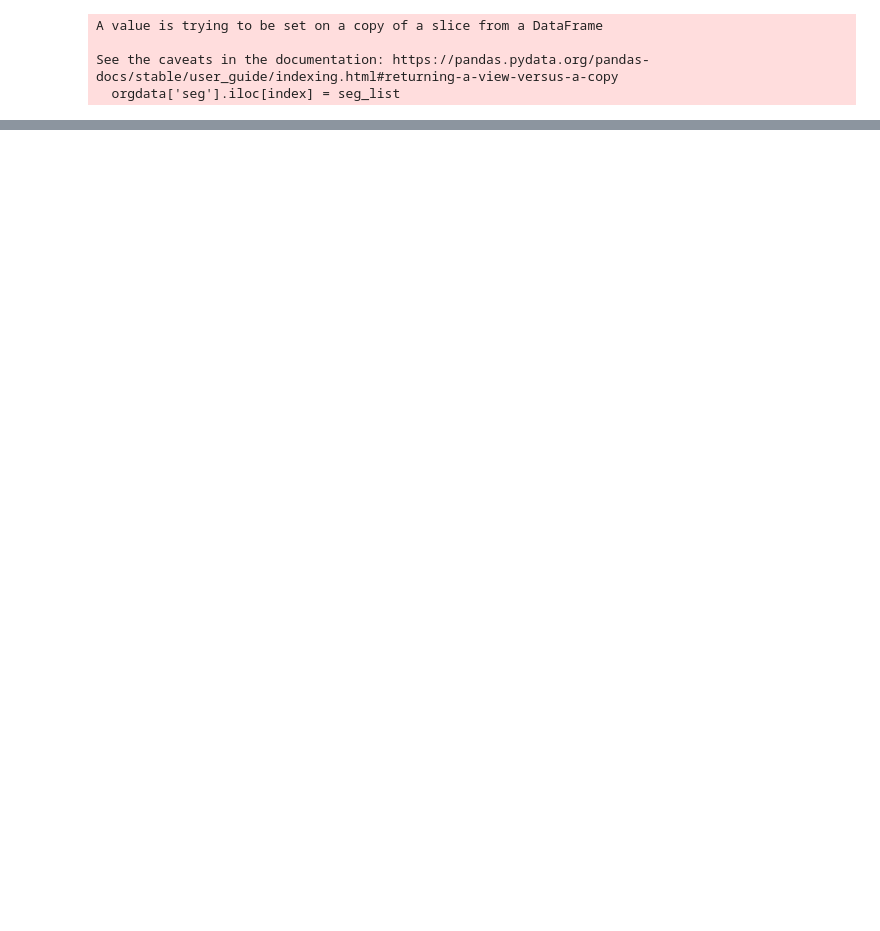
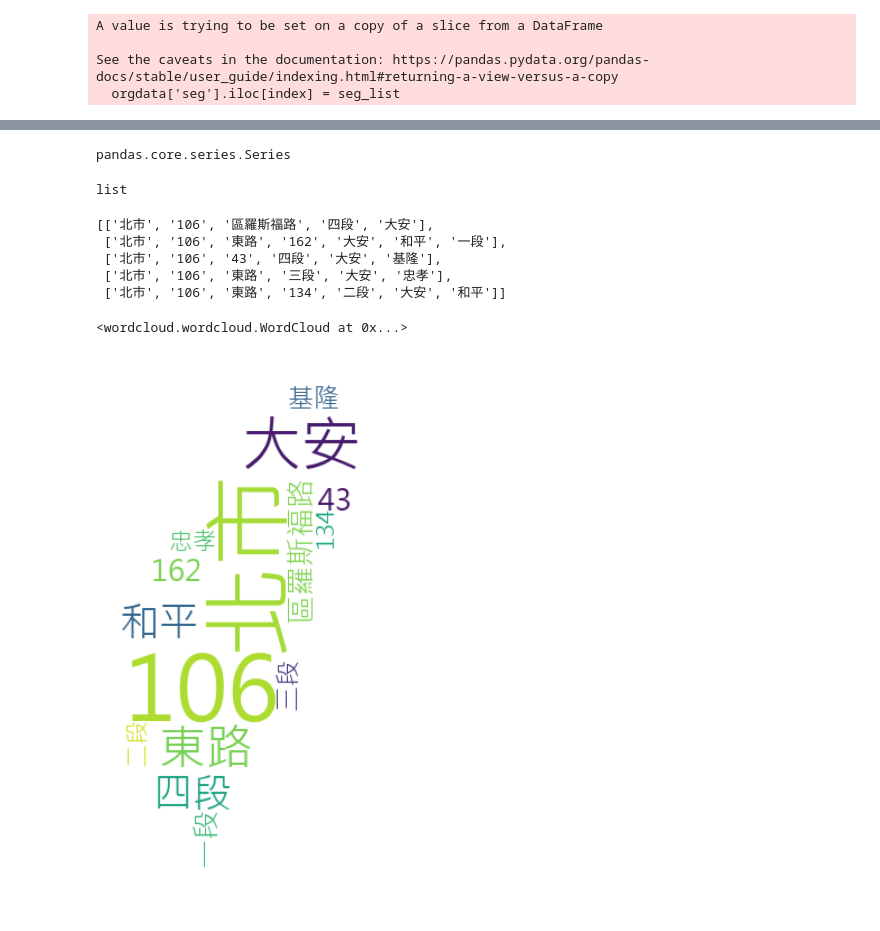
Before and after one commit to 61071009H/PL, a Jupyter notebook: 作業資料夾/HW_4/HW_04.ipynb, the cells around one changed output, grey strips where cells are left out. Saved outputs shown, nothing was run; the diff lists cells and outputs as text; code cells hidden in the pictures; blank space fills up the shorter version.

```diff
--- a/作業資料夾/HW_4/HW_04.ipynb
+++ b/作業資料夾/HW_4/HW_04.ipynb
@@ -222,0 +144,17 @@ KeyError: 'seg'
+# %%
+type(subdata['seg'])
+# %% [output]
+pandas.core.series.Series
+# %%
+subdata_seg_list = subdata['seg'].tolist()
+type(subdata_seg_list)
+# %% [output]
+list
+# %%
+subdata_seg_list
+# %% [output]
+[['北市', '106', '區羅斯福路', '四段', '大安'],
+ ['北市', '106', '東路', '162', '大安', '和平', '一段'],
+ ['北市', '106', '43', '四段', '大安', '基隆'],
+ ['北市', '106', '東路', '三段', '大安', '忠孝'],
+ ['北市', '106', '東路', '134', '二段', '大安', '和平']]
@@ -222,0 +164,15 @@ KeyError: 'seg'
+# %%
+mask = np.array(Image.open("taiwan.jpg"))
+font = "C:\Windows\Fonts\MSJH.TTC"
+# %%
+wordcloud = WordCloud(background_color = "white", font_path=font, mask = mask)
+wordcloud.generate_from_frequencies(diction)
+# %% [output]
+<wordcloud.wordcloud.WordCloud at 0x...>
+# %%
+plt.figure(figsize=(20,20))
+plt.imshow(wordcloud)
+plt.axis("off")
+plt.show()
+# %% [output]
+[figure, added]
```
Also changed, not shown: parts of 19 cells of this notebook.
